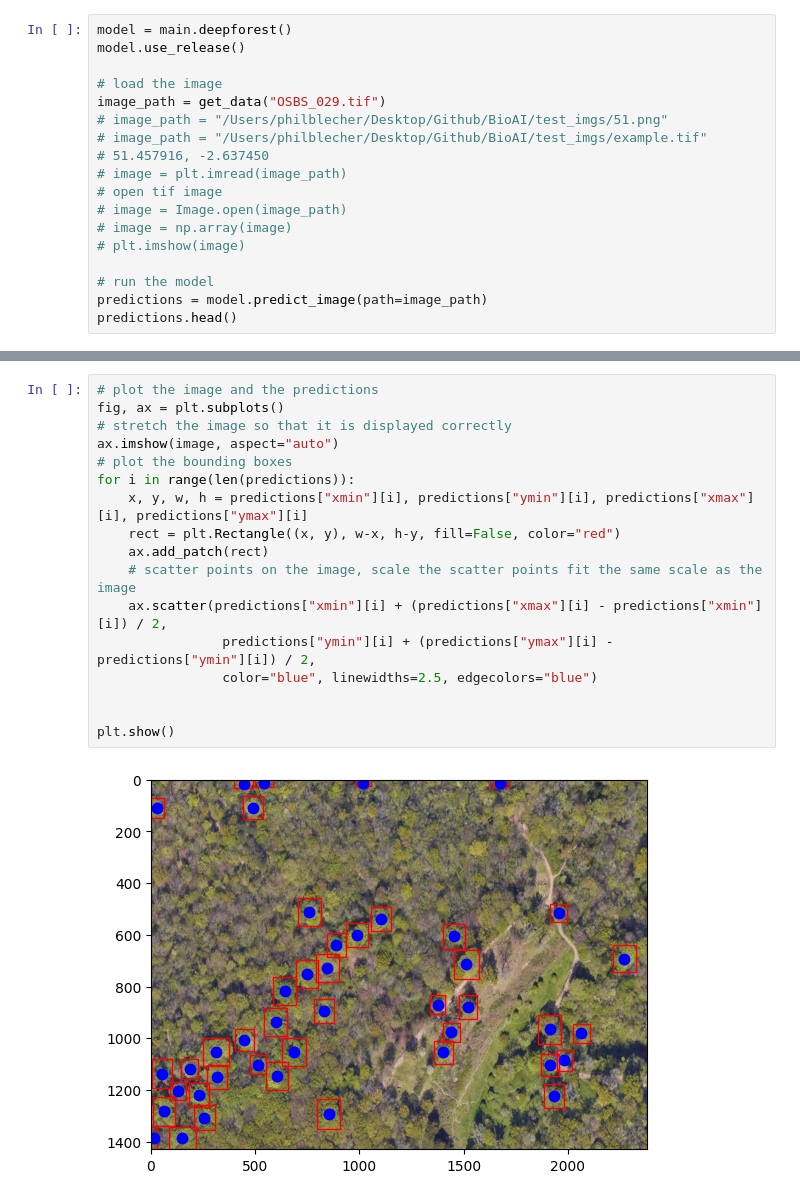
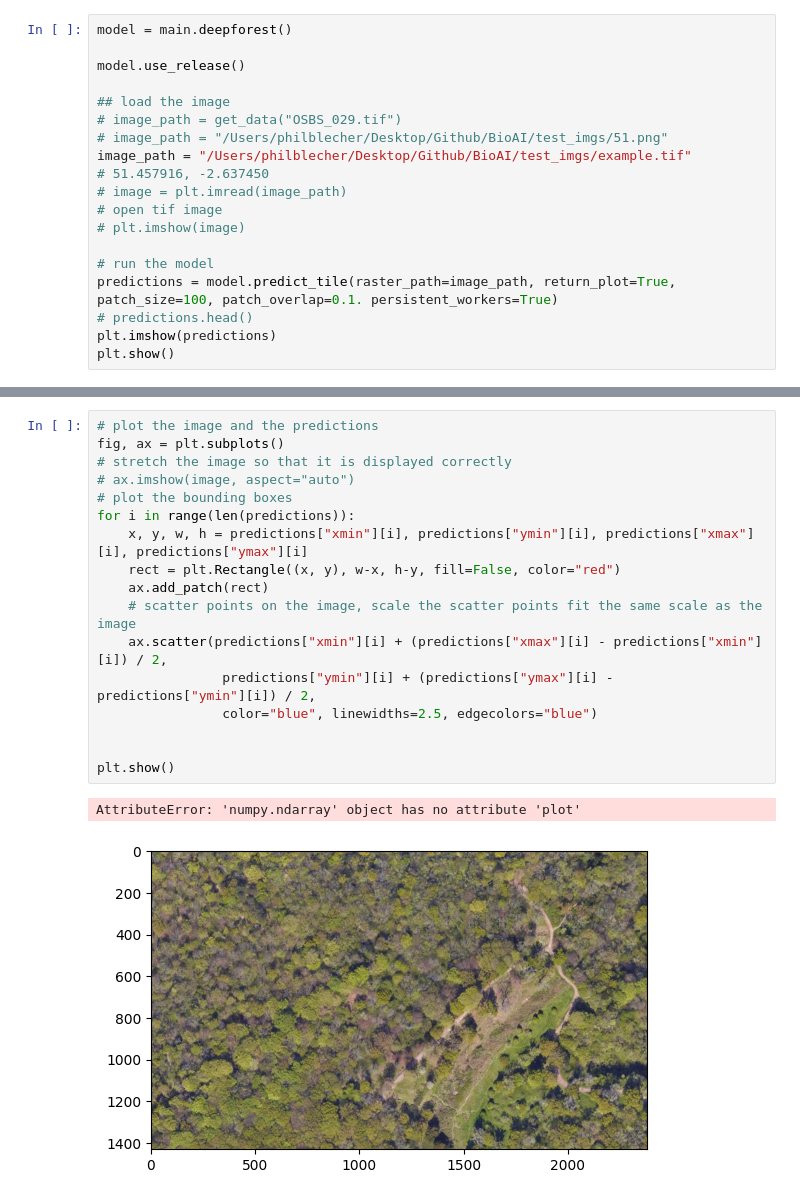
Before and after one commit to pilipb/BioAI, a Jupyter notebook: deepforest_test.ipynb, the cells around one changed output, grey strips where cells are left out. Cells and saved outputs as stored; diff of their text form.

```diff
--- a/deepforest_test.ipynb
+++ b/deepforest_test.ipynb
@@ -9,21 +10,22 @@ from PIL import Image
 # %%
 model = main.deepforest()
+
 model.use_release()
 
-# load the image
-image_path = get_data("OSBS_029.tif")
+## load the image
+# image_path = get_data("OSBS_029.tif")
 # image_path = "/Users/philblecher/Desktop/Github/BioAI/test_imgs/51.png"
-# image_path = "/Users/philblecher/Desktop/Github/BioAI/test_imgs/example.tif"
+image_path = "/Users/philblecher/Desktop/Github/BioAI/test_imgs/example.tif"
 # 51.457916, -2.637450
 # image = plt.imread(image_path)
 # open tif image
-# image = Image.open(image_path)
-# image = np.array(image)
 # plt.imshow(image)
 
 # run the model
-predictions = model.predict_image(path=image_path)
-predictions.head()
+predictions = model.predict_tile(raster_path=image_path, return_plot=True, patch_size=100, patch_overlap=0.1. persistent_workers=True)
+# predictions.head()
+plt.imshow(predictions)
+plt.show()
 # %% [output]
 Reading config file: /Users/philblecher/opt/miniconda3/envs/deepforest/lib/python3.12/site-packages/deepforest/data/deepforest_config.yml
 GPU available: False, used: False
@@ -42,22 +42,23 @@ Loading pre-built model: https://github.com/weecology/DeepForest/releases/tag/1.
 # %%
 # plot the image and the predictions
 fig, ax = plt.subplots()
 # stretch the image so that it is displayed correctly
-ax.imshow(image, aspect="auto")
+# ax.imshow(image, aspect="auto")
 # plot the bounding boxes
 for i in range(len(predictions)):
     x, y, w, h = predictions["xmin"][i], predictions["ymin"][i], predictions["xmax"][i], predictions["ymax"][i]
     rect = plt.Rectangle((x, y), w-x, h-y, fill=False, color="red")
     ax.add_patch(rect)
     # scatter points on the image, scale the scatter points fit the same scale as the image
     ax.scatter(predictions["xmin"][i] + (predictions["xmax"][i] - predictions["xmin"][i]) / 2,
                 predictions["ymin"][i] + (predictions["ymax"][i] - predictions["ymin"][i]) / 2,
                 color="blue", linewidths=2.5, edgecolors="blue")
 
 
 plt.show()
 # %% [output]
+AttributeError: 'numpy.ndarray' object has no attribute 'plot'
-[figure, old version]
+[figure, new version]
 # %%
 # transform the scatter into a density map
 # create a grid of points
```
Also changed, not shown: parts of 5 cells of this notebook, 1 other file.
